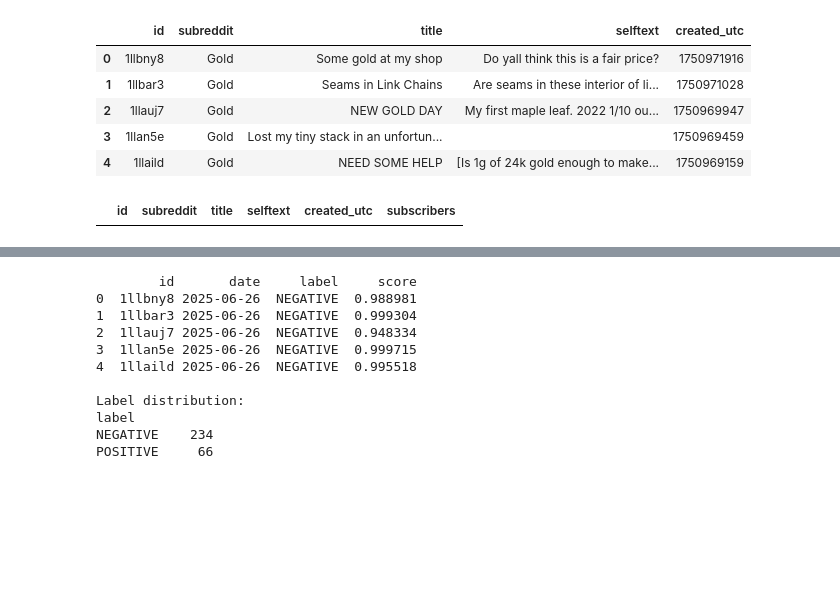
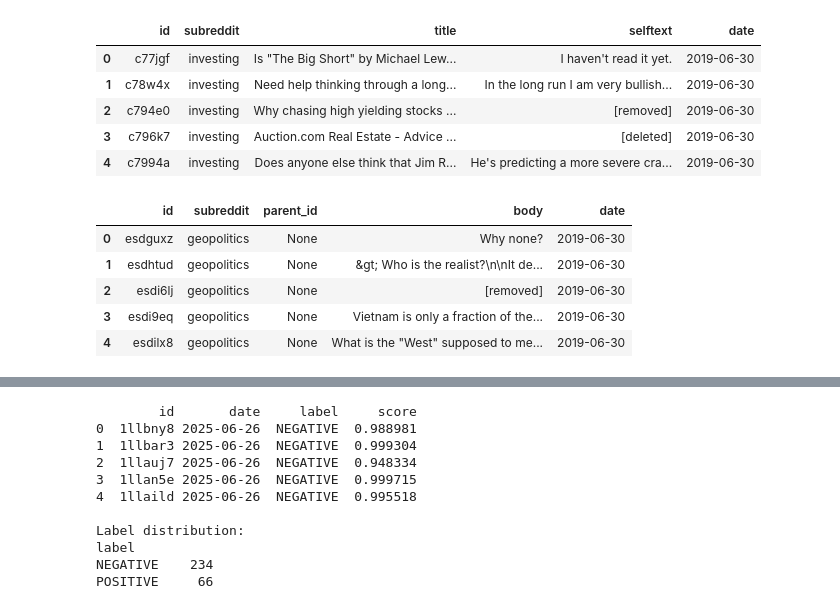
Before and after one commit to anshxl/golden-spikes, a Jupyter notebook: notebooks/eda.ipynb, the cells around one changed output, grey strips where cells are left out. Saved outputs shown, nothing was run; the diff lists cells and outputs as text; code cells hidden in the pictures; blank space fills up the shorter version.

```diff
--- a/notebooks/eda.ipynb
+++ b/notebooks/eda.ipynb
@@ -7,17 +7,22 @@ from sqlalchemy import create_engine
 engine = create_engine("sqlite:///../reddit_posts.db")
 # %%
 # Read table
-df = pd.read_sql("posts", engine)
-df.head()
+posts_df = pd.read_sql("posts_clean", engine)
+posts_df.head()
 # %% [output]
-|  | id | subreddit | title | selftext | created_utc |
-| 0 | 1llbny8 | Gold | Some gold at my shop | Do yall think this is a fair price? | 1750971916 |
-| 1 | 1llbar3 | Gold | Seams in Link Chains | Are seams in these interior of li... | 1750971028 |
-| 2 | 1llauj7 | Gold | NEW GOLD DAY | My first maple leaf. 2022 1/10 ou... | 1750969947 |
-| 3 | 1llan5e | Gold | Lost my tiny stack in an unfortun... |  | 1750969459 |
-| 4 | 1llaild | Gold | NEED SOME HELP | [Is 1g of 24k gold enough to make... | 1750969159 |
+|  | id | subreddit | title | selftext | date |
+| 0 | c77jgf | investing | Is "The Big Short" by Michael Lew... | I haven't read it yet. | 2019-06-30 |
+| 1 | c78w4x | investing | Need help thinking through a long... | In the long run I am very bullish... | 2019-06-30 |
+| 2 | c794e0 | investing | Why chasing high yielding stocks ... | [removed] | 2019-06-30 |
+| 3 | c796k7 | investing | Auction.com Real Estate - Advice ... | [deleted] | 2019-06-30 |
+| 4 | c7994a | investing | Does anyone else think that Jim R... | He's predicting a more severe cra... | 2019-06-30 |
 # %%
-df = pd.read_sql("posts_all", engine)
-df.head()
+comments_df = pd.read_sql("comments_clean", engine)
+comments_df.head()
 # %% [output]
-|  | id | subreddit | title | selftext | created_utc | subscribers |
+|  | id | subreddit | parent_id | body | date |
+| 0 | esdguxz | geopolitics | None | Why none? | 2019-06-30 |
+| 1 | esdhtud | geopolitics | None | &gt; Who is the realist?\n\nIt de... | 2019-06-30 |
+| 2 | esdi6lj | geopolitics | None | [removed] | 2019-06-30 |
+| 3 | esdi9eq | geopolitics | None | Vietnam is only a fraction of the... | 2019-06-30 |
+| 4 | esdilx8 | geopolitics | None | What is the "West" supposed to me... | 2019-06-30 |
```
Also changed, not shown: parts of 3 cells of this notebook, 1 other file.
